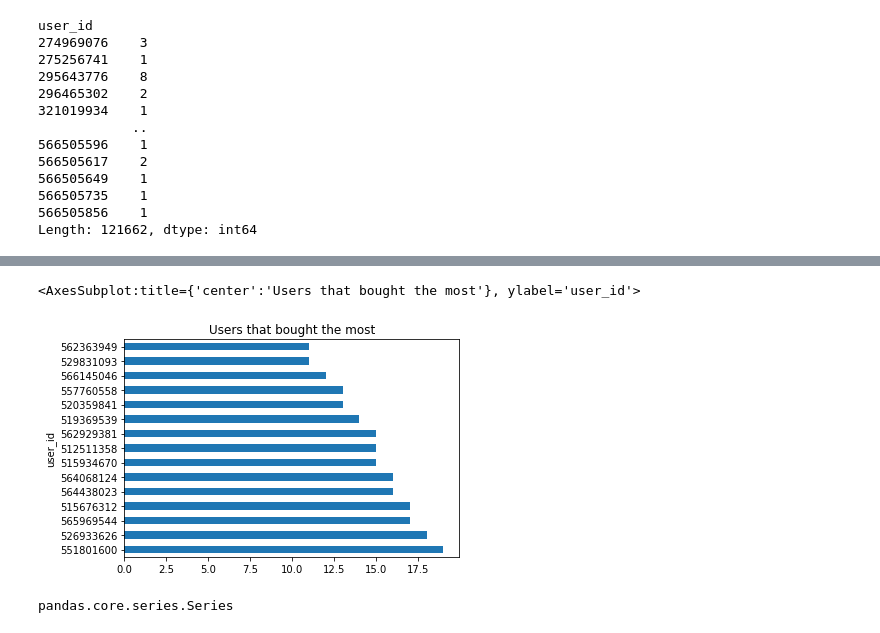
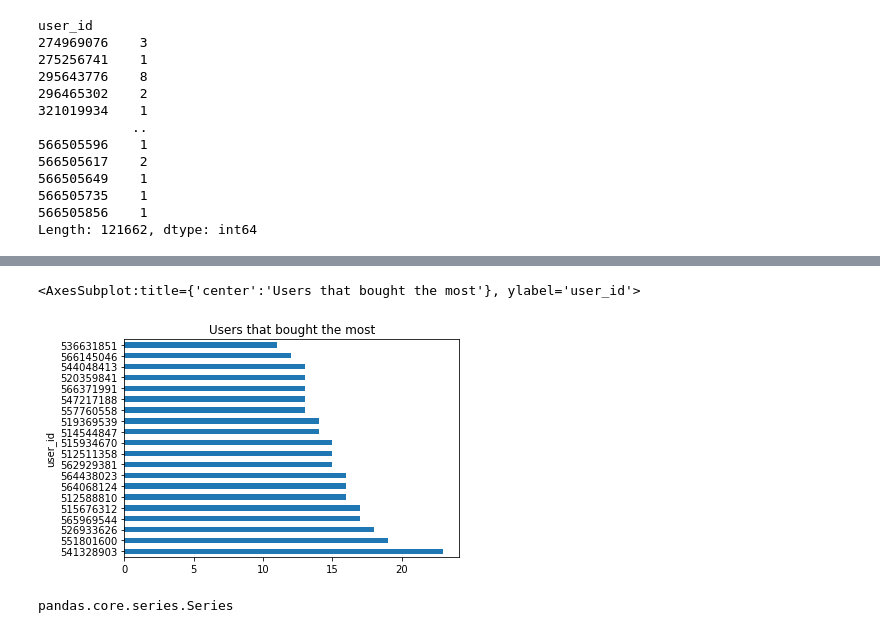
Before and after one commit to Hmmsien/ECommerce_behavior, a Jupyter notebook: data-exploration.ipynb, the cells around one changed output, grey strips where cells are left out. Drawn from its saved outputs; the diff is of its cells as text; code cells hidden in the pictures.

```diff
--- a/data-exploration.ipynb
+++ b/data-exploration.ipynb
@@ -2,3 +2,7 @@
 # Libraries
 import pandas as pd
 import seaborn as sns
+# %%
+# Constants
+
+TOP_X = 20
@@ -122,10 +168,10 @@ userActView[:15].plot(kind="barh", title="Users that viewed the most")
 # %%
 user_group_purchase = df[df["event_type"]=="purchase"].groupby("user_id")
 userActPurchase = user_group_purchase["user_id"].count().sort_values(ascending=False)
-userActPurchase[:15].plot(kind="barh", title="Users that bought the most")
+userActPurchase[:TOP_X].plot(kind="barh", title="Users that bought the most")
 # %% [output]
 <AxesSubplot:title={'center':'Users that bought the most'}, ylabel='user_id'>
-[figure, old version]
+[figure, new version]
 # %%
 type(userActPurchase)
 # %% [output]
```
Also changed, not shown: parts of 11 cells of this notebook.
